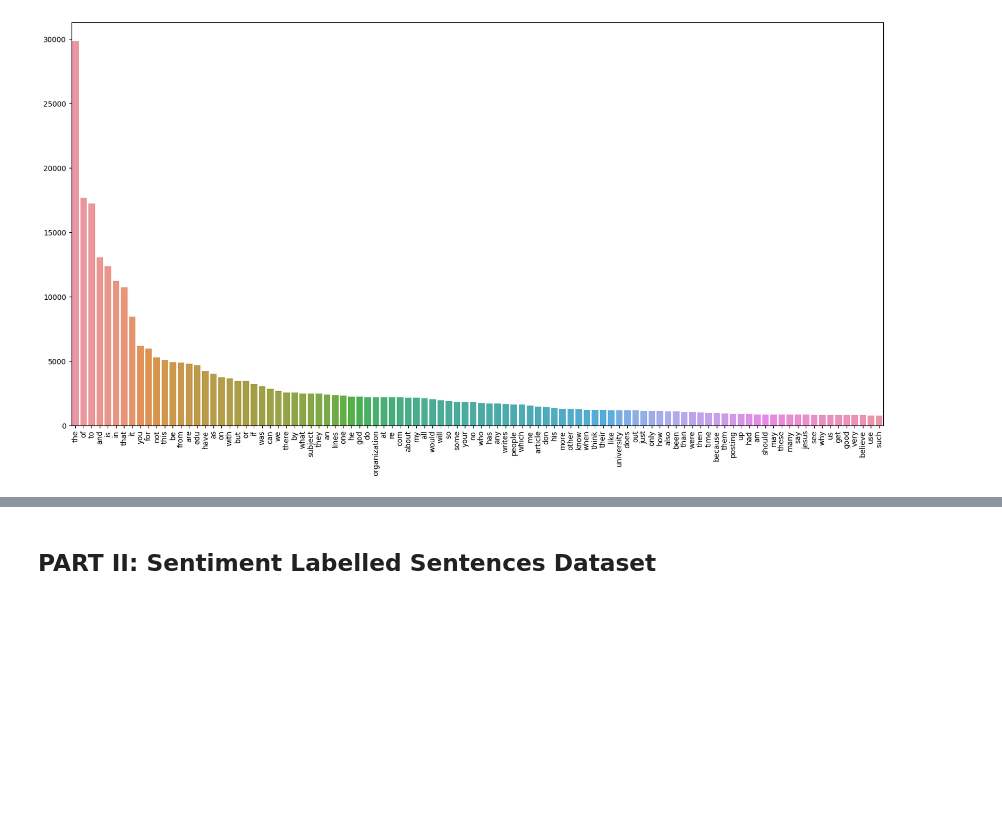
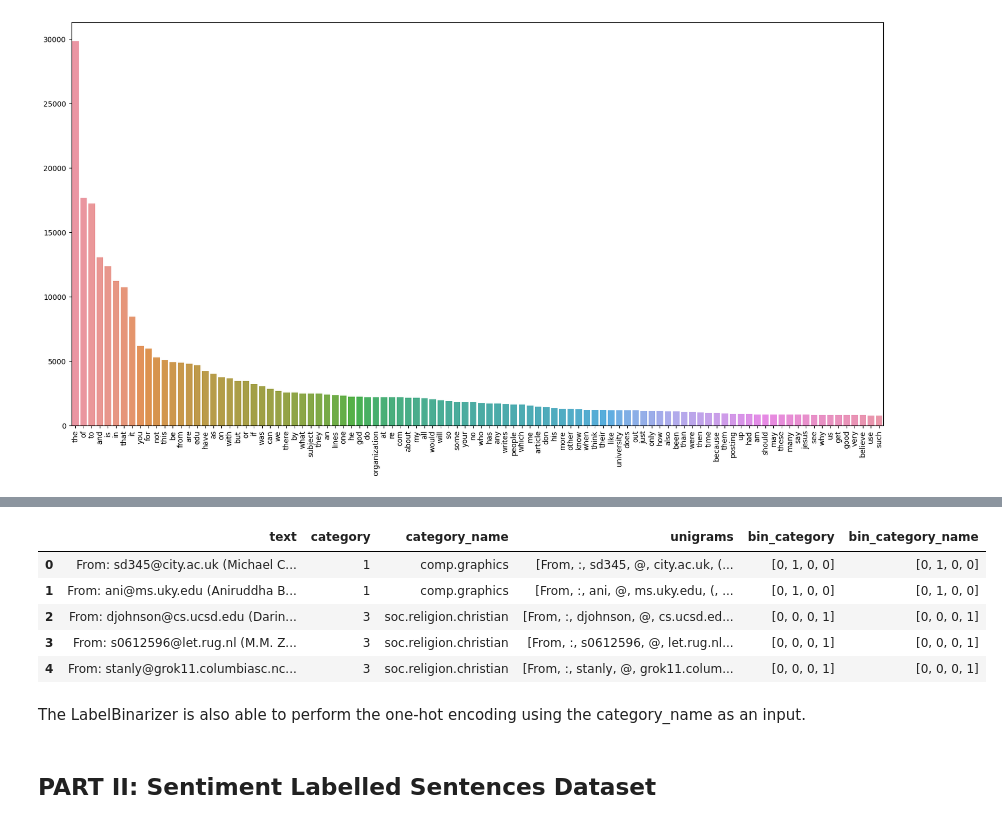
Before and after one commit to vlopez0392/DM2023-Lab1-Fork, a Jupyter notebook: Homework/DM2023_Lab1_Homework.ipynb, the cells around one changed output, grey strips where cells are left out. Cells and saved outputs as stored; diff of their text form; code cells hidden in the pictures; blank space fills up the shorter version.

```diff
--- a/Homework/DM2023_Lab1_Homework.ipynb
+++ b/Homework/DM2023_Lab1_Homework.ipynb
@@ -329,3 +456,15 @@ g.set_xticklabels(x_count, rotation = 90);
+# %%
+X['bin_category_name'] = mlb_cat.transform(X['category_name']).tolist();
+X.head()
+# %% [output]
+|  | text | category | category_name | unigrams | bin_category | bin_category_name |
+| 0 | From: sd345@city.ac.uk (Michael C... | 1 | comp.graphics | [From, :, sd345, @, city.ac.uk, (... | [0, 1, 0, 0] | [0, 1, 0, 0] |
+| 1 | From: ani@ms.uky.edu (Aniruddha B... | 1 | comp.graphics | [From, :, ani, @, ms.uky.edu, (, ... | [0, 1, 0, 0] | [0, 1, 0, 0] |
+| 2 | From: djohnson@cs.ucsd.edu (Darin... | 3 | soc.religion.christian | [From, :, djohnson, @, cs.ucsd.ed... | [0, 0, 0, 1] | [0, 0, 0, 1] |
+| 3 | From: s0612596@let.rug.nl (M.M. Z... | 3 | soc.religion.christian | [From, :, s0612596, @, let.rug.nl... | [0, 0, 0, 1] | [0, 0, 0, 1] |
+| 4 | From: stanly@grok11.columbiasc.nc... | 3 | soc.religion.christian | [From, :, stanly, @, grok11.colum... | [0, 0, 0, 1] | [0, 0, 0, 1] |
+# %% [markdown]
+The LabelBinarizer is also able to perform the one-hot encoding using the category_name as an input.
 # %% [markdown]
 ## **PART II: Sentiment Labelled Sentences Dataset**
 # %% [markdown]
```
Also changed, not shown: parts of 22 cells of this notebook, 2 other files.
